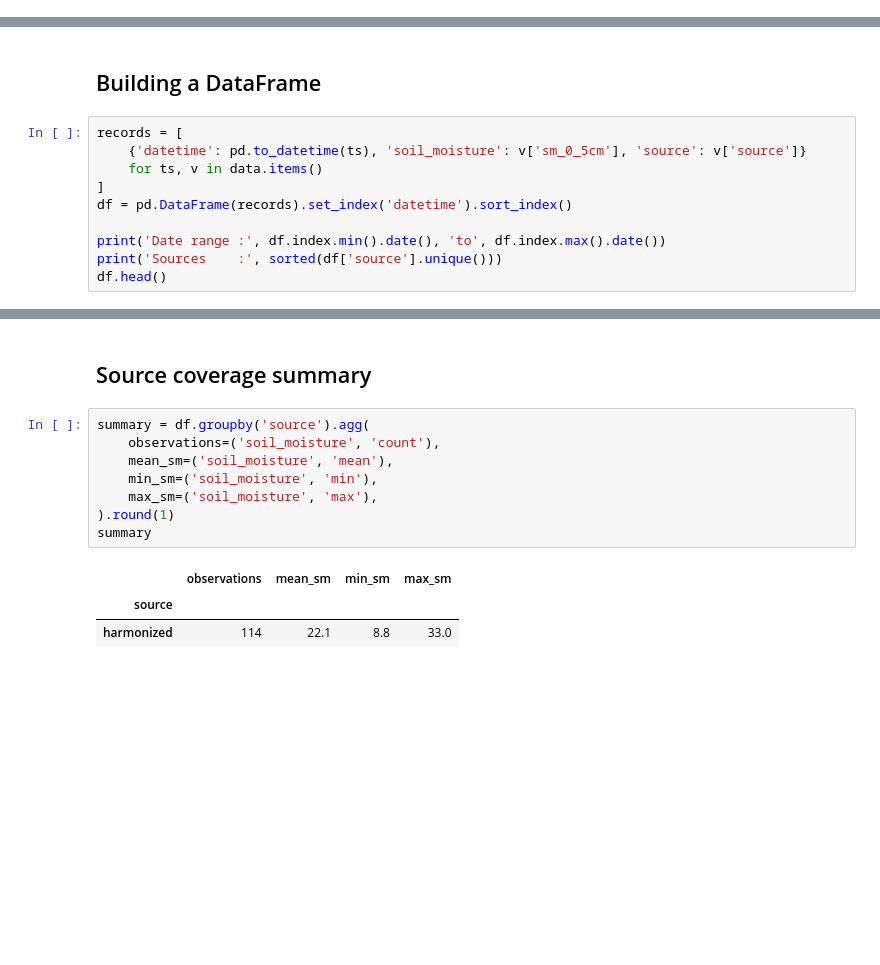
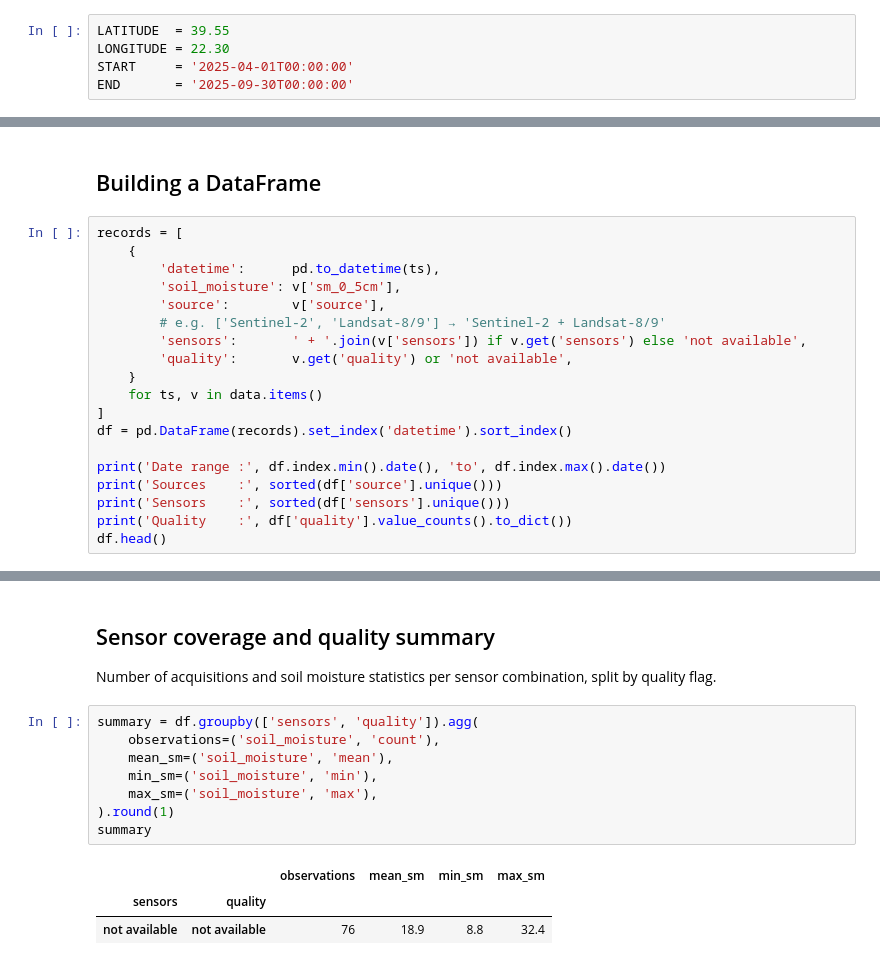
Before and after one commit to moistx-labs/moistx-api-examples, a Jupyter notebook: 01_getting_started.ipynb, the cells around one changed output, grey strips where cells are left out. Drawn from its saved outputs; the diff is of its cells as text; blank space fills up the shorter version.

```diff
--- a/01_getting_started.ipynb
+++ b/01_getting_started.ipynb
@@ -61,5 +64,10 @@ END       = '2025-12-31T00:00:00'
 # %% [markdown]
 ## Fetching soil moisture data
+# %%
+LATITUDE  = 39.55
+LONGITUDE = 22.30
+START     = '2025-04-01T00:00:00'
+END       = '2025-09-30T00:00:00'
 # %%
 response = requests.get(
     f'{BASE_URL}/get/point/soil-moisture',
@@ -96,12 +112,21 @@ Timestamp : 2025-01-04T09:30:00
 ## Building a DataFrame
 # %%
 records = [
-    {'datetime': pd.to_datetime(ts), 'soil_moisture': v['sm_0_5cm'], 'source': v['source']}
+    {
+        'datetime':      pd.to_datetime(ts),
+        'soil_moisture': v['sm_0_5cm'],
+        'source':        v['source'],
+        # e.g. ['Sentinel-2', 'Landsat-8/9'] → 'Sentinel-2 + Landsat-8/9'
+        'sensors':       ' + '.join(v['sensors']) if v.get('sensors') else 'not available',
+        'quality':       v.get('quality') or 'not available',
+    }
     for ts, v in data.items()
 ]
 df = pd.DataFrame(records).set_index('datetime').sort_index()
 
 print('Date range :', df.index.min().date(), 'to', df.index.max().date())
 print('Sources    :', sorted(df['source'].unique()))
+print('Sensors    :', sorted(df['sensors'].unique()))
+print('Quality    :', df['quality'].value_counts().to_dict())
 df.head()
 # %% [output]
@@ -146,14 +182,17 @@ fig.show()
 # %% [markdown]
-## Source coverage summary
+## Sensor coverage and quality summary
+
+Number of acquisitions and soil moisture statistics per sensor combination, split by
+quality flag.
 # %%
-summary = df.groupby('source').agg(
+summary = df.groupby(['sensors', 'quality']).agg(
     observations=('soil_moisture', 'count'),
     mean_sm=('soil_moisture', 'mean'),
     min_sm=('soil_moisture', 'min'),
     max_sm=('soil_moisture', 'max'),
 ).round(1)
 summary
 # %% [output]
-|  | observations | mean_sm | min_sm | max_sm |
-| source |  |  |  |  |
-| harmonized | 114 | 22.1 | 8.8 | 33.0 |
+|  |  | observations | mean_sm | min_sm | max_sm |
+| sensors | quality |  |  |  |  |
+| not available | not available | 76 | 18.9 | 8.8 | 32.4 |
```
Also changed, not shown: parts of 11 cells of this notebook, 7 other files.
